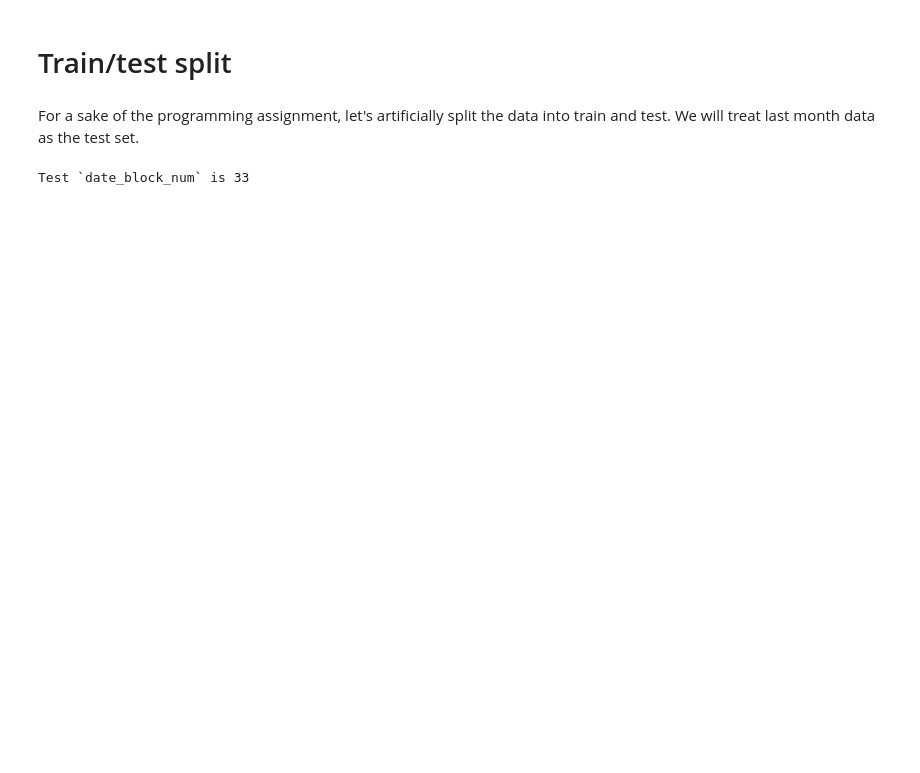
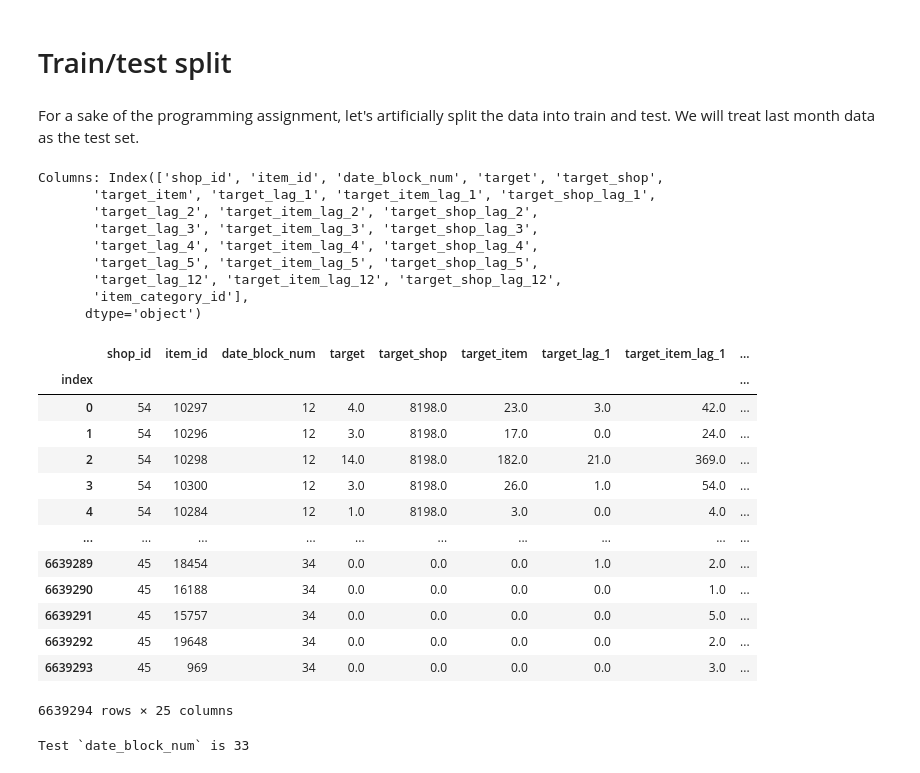
Before and after one commit to ddmitry80/coursera_how_to_win_kaggle, a Jupyter notebook: Final_project/simple_ensemble.ipynb, the cells around one changed output. Drawn from its saved outputs; the diff is of its cells as text; code cells hidden in the pictures; blank space fills up the shorter version.

```diff
--- a/Final_project/simple_ensemble.ipynb
+++ b/Final_project/simple_ensemble.ipynb
@@ -18,6 +18,32 @@ import xgboost as xgb
 For a sake of the programming assignment, let's artificially split the data into train and test. We will treat last month data as the test set.
 # %%
 all_data = pd.read_parquet('all_data.parquet')
+print('Columns:', all_data.columns)
+all_data
+# %% [output]
+Columns: Index(['shop_id', 'item_id', 'date_block_num', 'target', 'target_shop',
+       'target_item', 'target_lag_1', 'target_item_lag_1', 'target_shop_lag_1',
+       'target_lag_2', 'target_item_lag_2', 'target_shop_lag_2',
+       'target_lag_3', 'target_item_lag_3', 'target_shop_lag_3',
+       'target_lag_4', 'target_item_lag_4', 'target_shop_lag_4',
+       'target_lag_5', 'target_item_lag_5', 'target_shop_lag_5',
+       'target_lag_12', 'target_item_lag_12', 'target_shop_lag_12',
+       'item_category_id'],
+      dtype='object')
+|  | shop_id | item_id | date_block_num | target | target_shop | target_item | target_lag_1 | target_item_lag_1 | ... |
+| index |  |  |  |  |  |  |  |  | ... |
+| 0 | 54 | 10297 | 12 | 4.0 | 8198.0 | 23.0 | 3.0 | 42.0 | ... |
+| 1 | 54 | 10296 | 12 | 3.0 | 8198.0 | 17.0 | 0.0 | 24.0 | ... |
+| 2 | 54 | 10298 | 12 | 14.0 | 8198.0 | 182.0 | 21.0 | 369.0 | ... |
+| 3 | 54 | 10300 | 12 | 3.0 | 8198.0 | 26.0 | 1.0 | 54.0 | ... |
+| 4 | 54 | 10284 | 12 | 1.0 | 8198.0 | 3.0 | 0.0 | 4.0 | ... |
+| ... | ... | ... | ... | ... | ... | ... | ... | ... | ... |
+| 6639289 | 45 | 18454 | 34 | 0.0 | 0.0 | 0.0 | 1.0 | 2.0 | ... |
+| 6639290 | 45 | 16188 | 34 | 0.0 | 0.0 | 0.0 | 0.0 | 1.0 | ... |
+| 6639291 | 45 | 15757 | 34 | 0.0 | 0.0 | 0.0 | 0.0 | 5.0 | ... |
+| 6639292 | 45 | 19648 | 34 | 0.0 | 0.0 | 0.0 | 0.0 | 2.0 | ... |
+| 6639293 | 45 | 969 | 34 | 0.0 | 0.0 | 0.0 | 0.0 | 3.0 | ... |
+6639294 rows × 25 columns
 # %%
 # List of all lagged features
 
```
Also changed, not shown: parts of 12 cells of this notebook.
